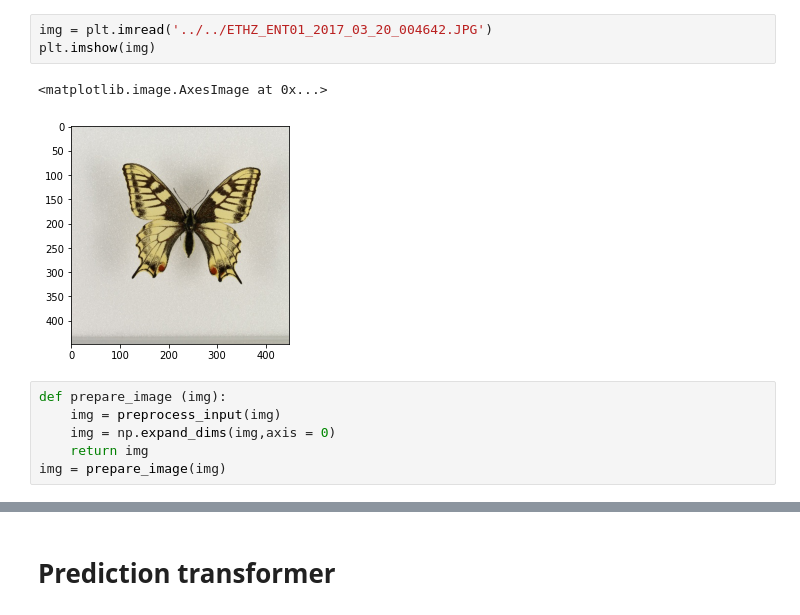
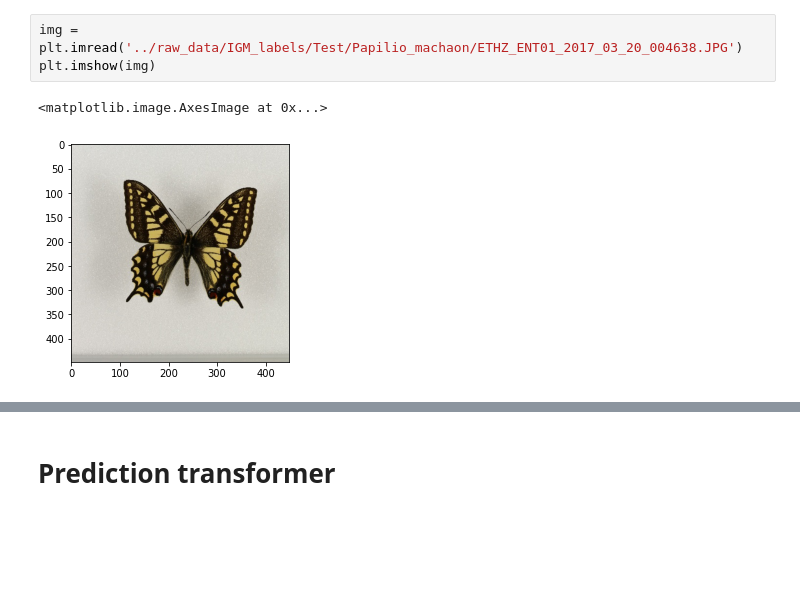
Before and after one commit to Em3line/Butterfly_identification, a Jupyter notebook: notebooks/API_emeline.ipynb, the cells around one changed output, grey strips where cells are left out. Saved outputs shown, nothing was run; the diff lists cells and outputs as text; blank space fills up the shorter version.

```diff
--- a/notebooks/API_emeline.ipynb
+++ b/notebooks/API_emeline.ipynb
@@ -29,12 +21,6 @@ To enable them in other operations, rebuild TensorFlow with the appropriate comp
 # %%
-img = plt.imread('../../ETHZ_ENT01_2017_03_20_004642.JPG')
+img = plt.imread('../raw_data/IGM_labels/Test/Papilio_machaon/ETHZ_ENT01_2017_03_20_004638.JPG')
 plt.imshow(img)
 # %% [output]
 <matplotlib.image.AxesImage at 0x...>
-[figure, old version]
+[figure, new version]
-# %%
-def prepare_image (img):
-    img = preprocess_input(img)
-    img = np.expand_dims(img,axis = 0)
-    return img
-img = prepare_image(img)
```
Also changed, not shown: parts of 27 cells of this notebook, 3 other files.
